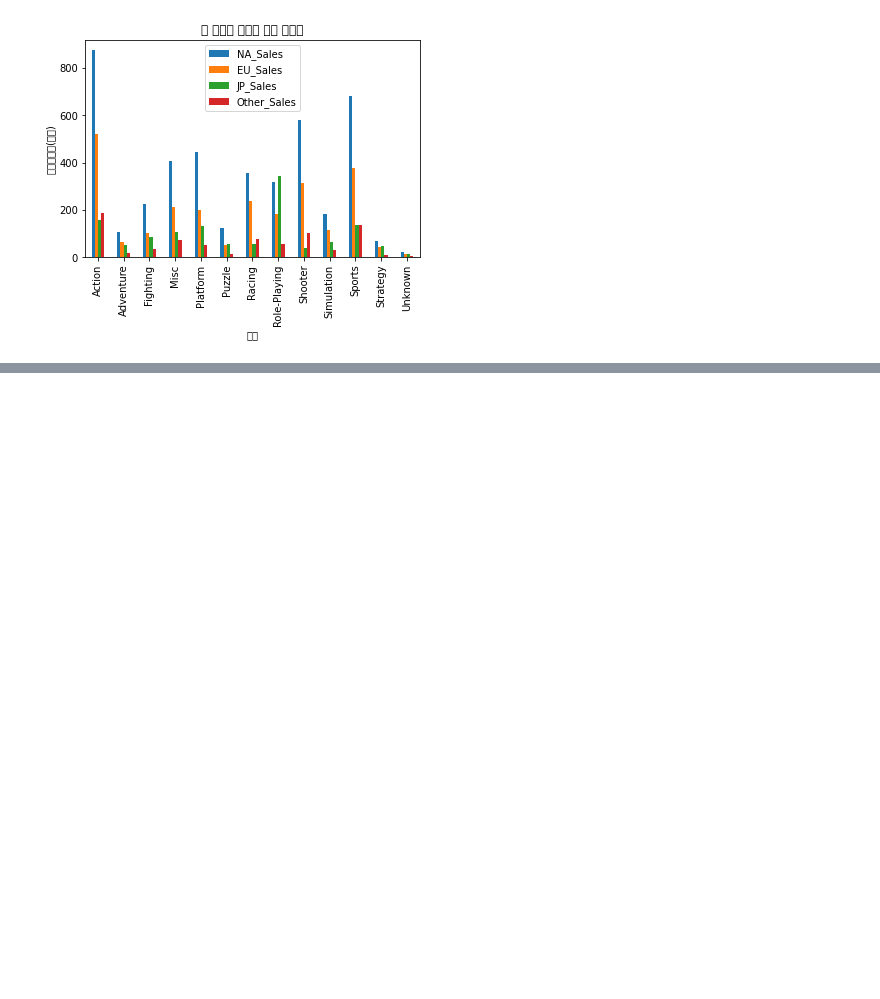
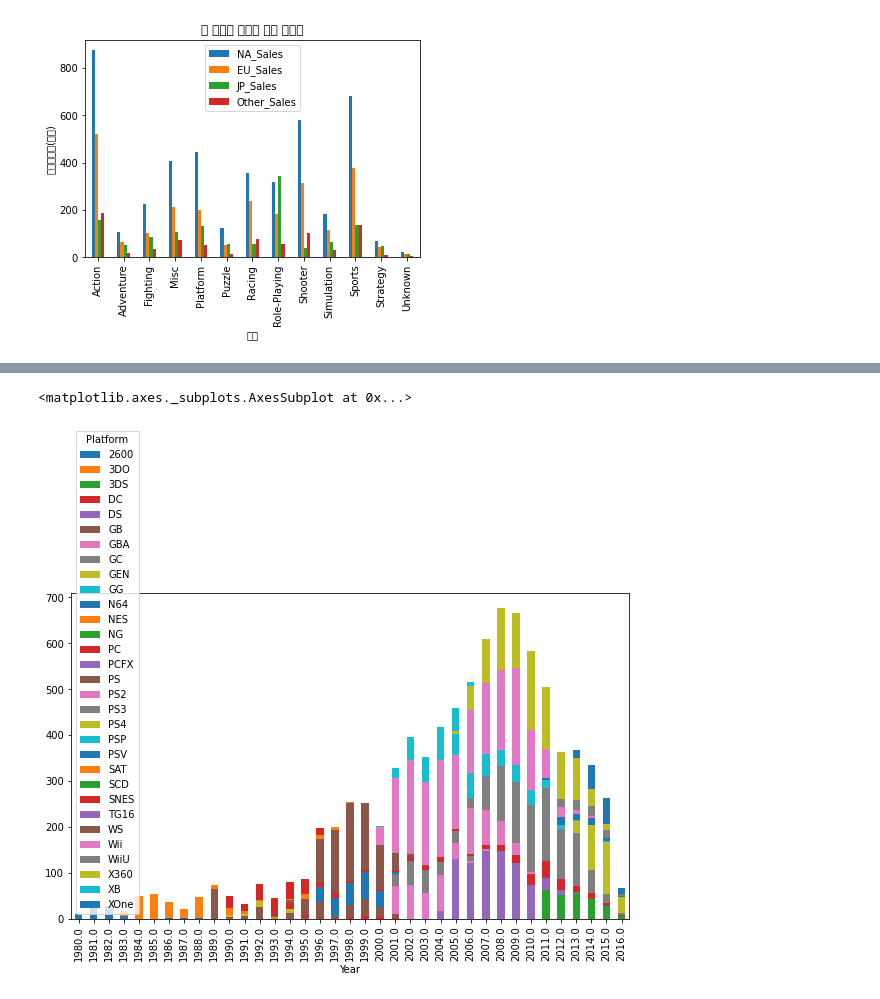
Before and after one commit to y001003/Bootcamp, a Jupyter notebook: Section1_Project.ipynb, the cells around one changed output, grey strips where cells are left out. Drawn from its saved outputs; the diff is of its cells as text; code cells hidden in the pictures; blank space fills up the shorter version.

```diff
--- a/Section1_Project.ipynb
+++ b/Section1_Project.ipynb
@@ -258,0 +263,14 @@ findfont: Font family ['NanumBarunGothic'] not found. Falling back to DejaVu San
+# %%
+df['World_Sales'] = df['NA_Sales'] + df['EU_Sales'] + df['JP_Sales'] + df['Other_Sales']
+year_trend = df['World_Sales'].groupby([df['Year']]).sum()
+
+# pd.set_option('display.max_rows', 500)
+years = year_trend[year_trend > year_trend.sum() * (1/1000) ] # Year데이터가 정확하게 분류되지 않음으로, 트렌드 계산에 있어서 0.1% 이하 년도 값을 지운다.
+
+# 연도 데이터 10 과 11은 각각 17.91 과 11.52로 0.1%보다 높지만 데이터 효율상 제거한다
+years = years[(years.index != 10) & (years.index != 11) & (years.index != 0) ]
+
+df = df[df['Year'].isin(years.index)]
+
+year_trend_p = df['World_Sales'].groupby([df['Year'],df['Platform']]).sum()
+year_trend_p_g = df['World_Sales'].groupby([df['Year'],df['Genre']]).sum()
@@ -258,0 +297,14 @@ findfont: Font family ['NanumBarunGothic'] not found. Falling back to DejaVu San
+# %%
+df_trend_p = pd.DataFrame(year_trend_p)
+df_trend_p = pd.pivot_table(df_trend_p,columns='Platform',index='Year',values='World_Sales')
+
+df_trend_p_g = pd.DataFrame(year_trend_p_g)
+df_trend_p_g = pd.pivot_table(df_trend_p_g,columns='Genre',index='Year',values='World_Sales')
+# %%
+import matplotlib.pyplot as plt
+import seaborn as sns
+plt.rcParams['figure.figsize'] = [10, 6]
+df_trend_p.plot.bar(stacked=True)
+# %% [output]
+<matplotlib.axes._subplots.AxesSubplot at 0x...>
+[figure, added]
```
Also changed, not shown: parts of 4 cells of this notebook.
